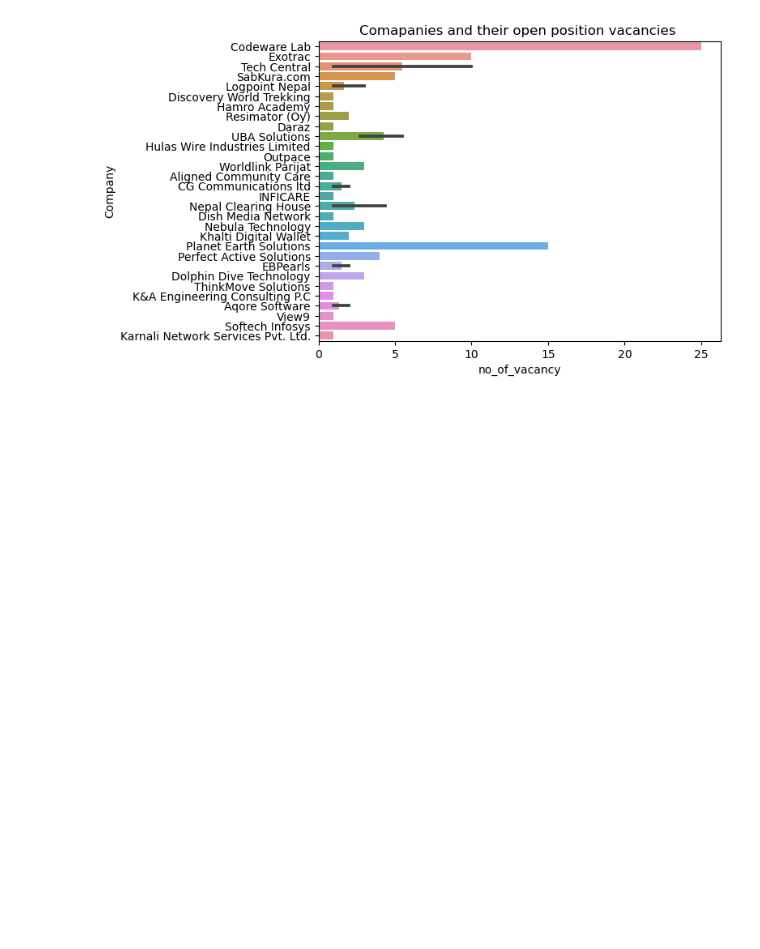
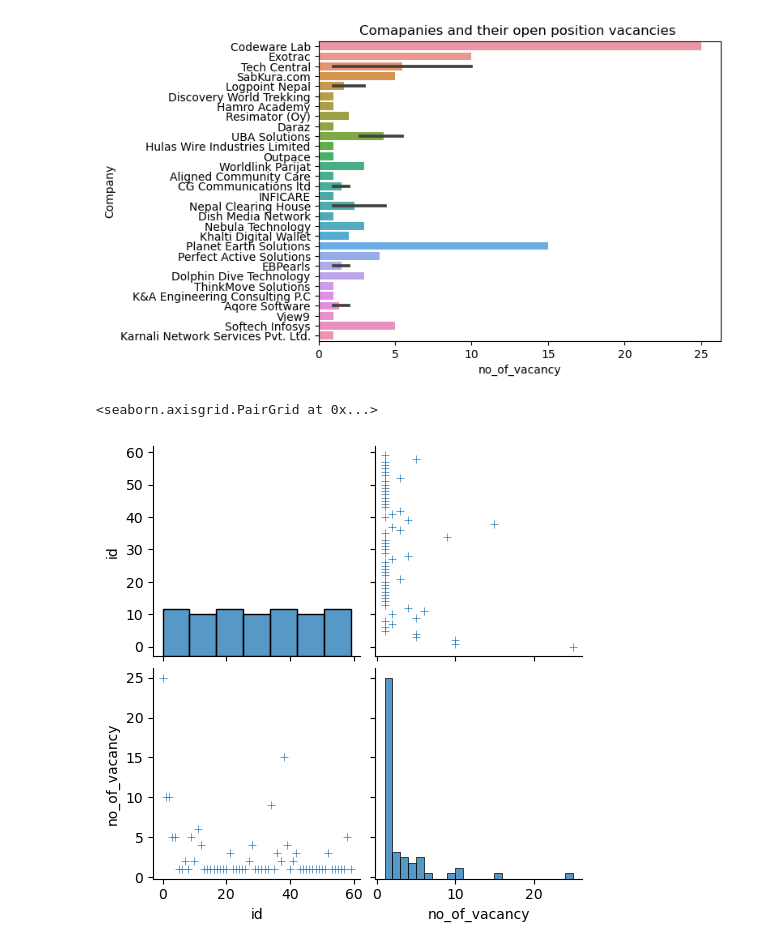
Before and after one commit to BibekRai44/MeroJob-Analysis, a Jupyter notebook: Dataset Analysis/Data Visualization.ipynb, the cells around one changed output. Cells and saved outputs as stored; diff of their text form; code cells hidden in the pictures; blank space fills up the shorter version.

Commit message:
pairplot

```diff
--- a/Dataset Analysis/Data Visualization.ipynb
+++ b/Dataset Analysis/Data Visualization.ipynb
@@ -202,3 +202,10 @@ sns.barplot(data=data,y=data['Company'],x=data['no_of_vacancy']).set(title='Coma
 # %% [output]
 [Text(0.5, 1.0, 'Comapanies and their open position vacancies ')]
 [figure]
+# %%
+#pairplot of the Data
+
+sns.pairplot(data,palette='viridis',markers='+',height=2.5,kind='scatter')
+# %% [output]
+<seaborn.axisgrid.PairGrid at 0x...>
+[figure, added]
```
